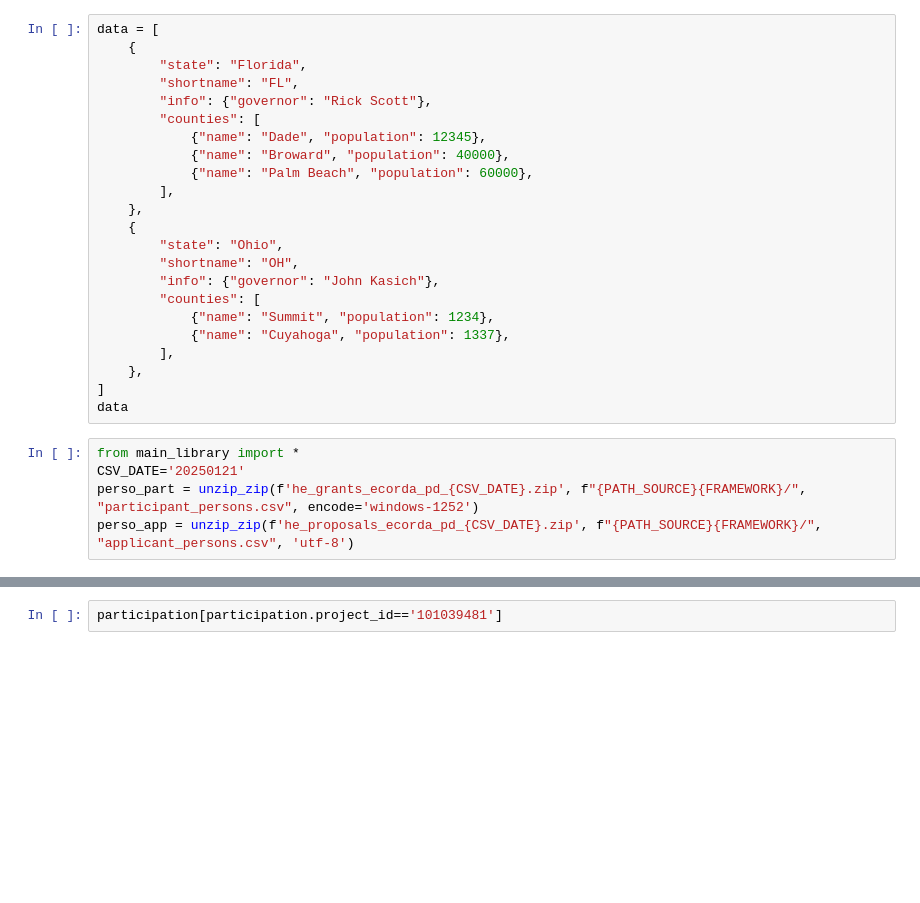
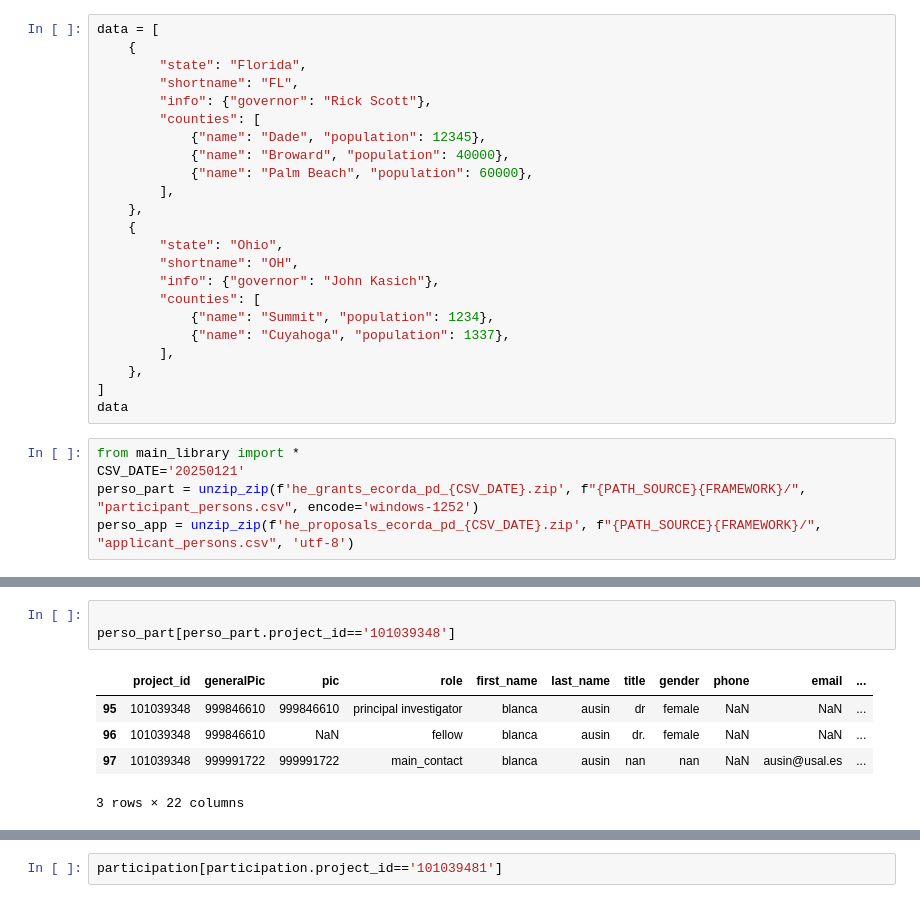
Before and after one commit to dataesr/pcri, a Jupyter notebook: test.ipynb, the cells around one changed output, grey strips where cells are left out. Cells and saved outputs as stored; diff of their text form; blank space fills up the shorter version.

```diff
--- a/test.ipynb
+++ b/test.ipynb
@@ -221,2 +296,11 @@ perso_part.value_counts(['nb_pic_unique', 'nb_row_by_pic', 'nb_row_by_pic_name',
+# %%
+
+perso_part[perso_part.project_id=='101039348']
+# %% [output]
+|  | project_id | generalPic | pic | role | first_name | last_name | title | gender | phone | email | ... |
+| 95 | 101039348 | 999846610 | 999846610 | principal investigator | blanca | ausin | dr | female | NaN | NaN | ... |
+| 96 | 101039348 | 999846610 | NaN | fellow | blanca | ausin | dr. | female | NaN | NaN | ... |
+| 97 | 101039348 | 999991722 | 999991722 | main_contact | blanca | ausin | nan | nan | NaN | ausin@usal.es | ... |
+3 rows × 22 columns
 # %%
 
```
Also changed, not shown: parts of 12 cells of this notebook, 1 other file.
